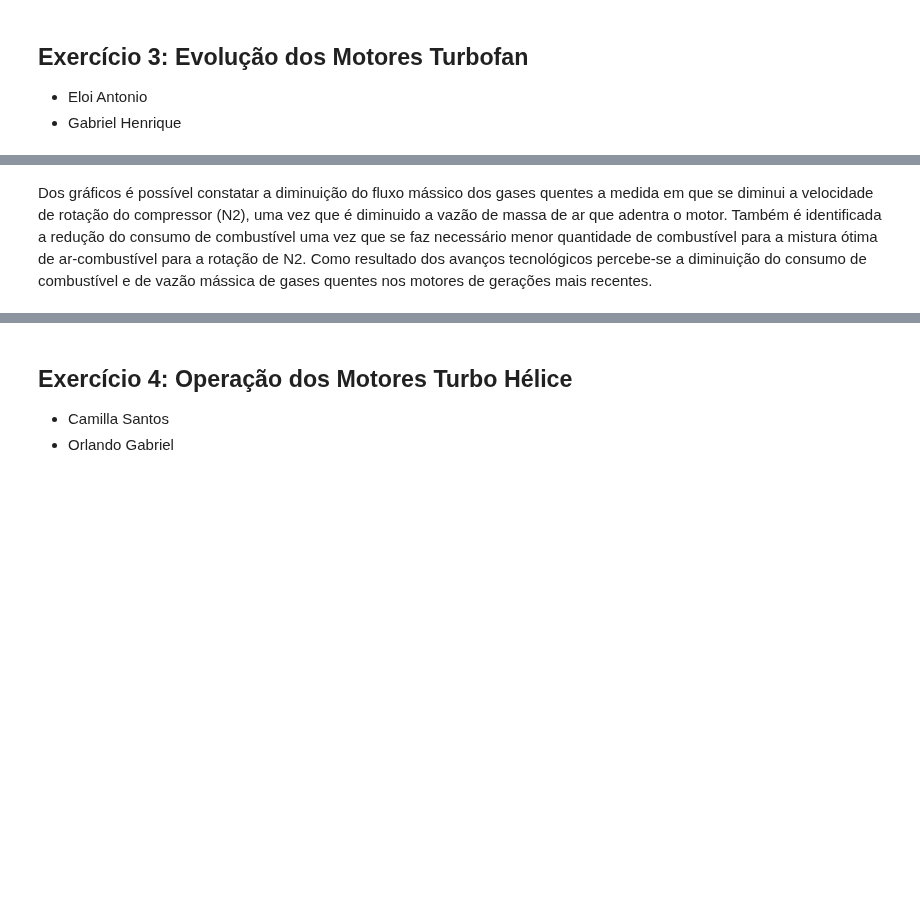
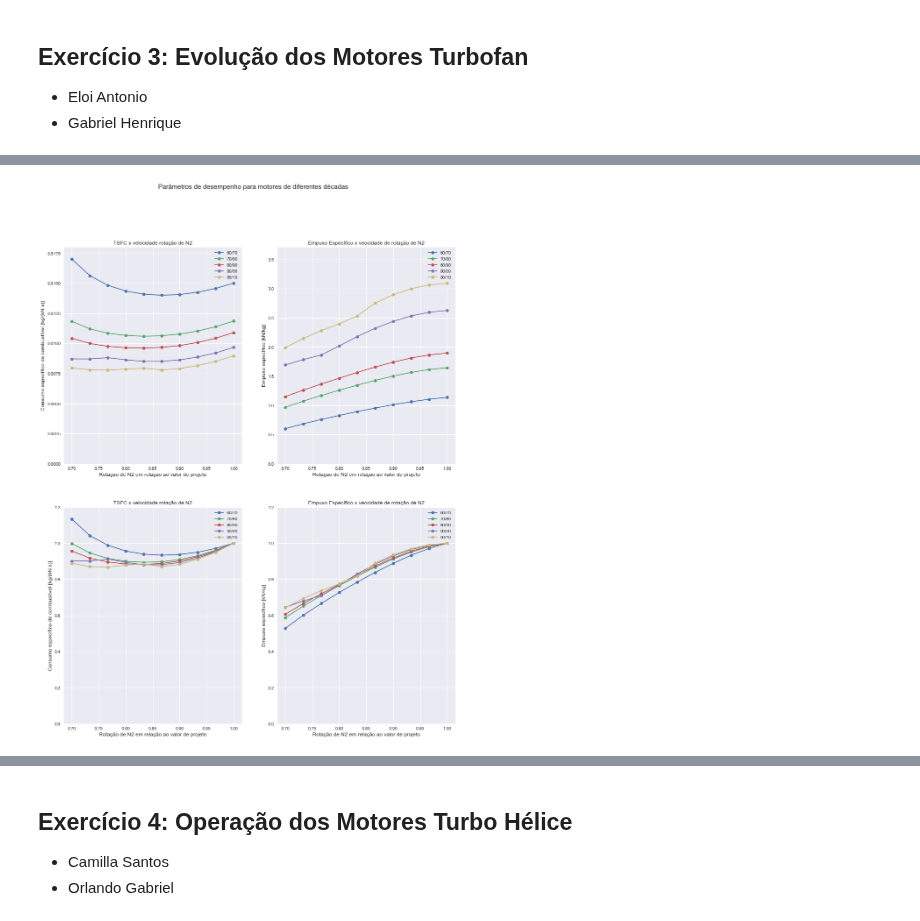
Before and after one commit to jonasdegrave/gas-turbine, a Jupyter notebook: gasTurbineReport.ipynb, the cells around one changed output, grey strips where cells are left out. Drawn from its saved outputs; the diff is of its cells as text; code cells hidden in the pictures; blank space fills up the shorter version.

```diff
--- a/gasTurbineReport.ipynb
+++ b/gasTurbineReport.ipynb
@@ -1406,11 +1465,9 @@ fig.savefig('images/questao3/itemB_1.jpg',
-# %% [markdown]
- Dos gráficos é possível constatar a diminuição do fluxo mássico dos gases quentes a medida em que se diminui a velocidade de rotação do compressor (N2), uma vez que é diminuido a vazão de massa de ar que adentra o motor. Também é identificada a redução do consumo de combustível uma vez que se faz necessário menor quantidade de combustível para a mistura ótima de ar-combustível para a rotação de N2. Como resultado dos avanços tecnológicos percebe-se a diminuição do consumo de combustível e de vazão mássica de gases quentes nos motores de gerações mais recentes.
 # %%
 cols = 2
 rows = 2
 fig, ax = plt.subplots(nrows=rows, ncols=cols, figsize=(16,20))
 
-fig.suptitle('Parâmetros de desempenho para motores de diferentes décadas',fontsize=fontsize_title, y=0.92)
+fig.suptitle('Parâmetros de desempenho para motores de diferentes décadas',fontsize=fontsize_title)
 # Definicão dos títulos e indices dos gráficos
 titulos=['TSFC x velocidade rotação de N2','Empuxo Específico x veocidade de rotação de N2','TSFC normalizado x velocidade de rotação de N2','Empuxo Específico normalizado x velocidade de rotação de N2']
 ylabels=['Consumo específico de combustível [kg/(kN s)]','Empuxo específico [kN/kg]','Consumo específico de combustível normalizado','Empuxo específico normalizado']
@@ -1422,6 +1479,7 @@ for j in range(0,cols):
     plt.sca(ax[i,j])
     ax[i,j].set_xlabel('Rotação de N2 em relação ao valor de projeto',fontsize=fontsize_label)
     ax[i,j].set_ylabel(ylabels[aux-2],fontsize=fontsize_label)
+    ax[i,j].set_ylim(0,1.2*max(performance_list[0][labels[0]].iloc[aux], performance_list[0][labels[4]].iloc[aux]))
     for k in range(0,5):
         plt.plot(np.linspace(1.0,0.7,10),
         [performance_list[0][labels[k]].iloc[aux],
@@ -1429,34 +1487,42 @@ for j in range(0,cols):
         performance_list[2][labels[k]].iloc[aux],
         performance_list[3][labels[k]].iloc[aux],
         performance_list[4][labels[k]].iloc[aux],
         performance_list[5][labels[k]].iloc[aux],
         performance_list[6][labels[k]].iloc[aux],
         performance_list[7][labels[k]].iloc[aux],
         performance_list[8][labels[k]].iloc[aux],
         performance_list[9][labels[k]].iloc[aux]],label= labels[k], marker='o')
     plt.title(titulos[aux-2])
     plt.legend()
     aux += 1
 i = 1
 aux = 2
 for j in range(0,cols):
     plt.sca(ax[i,j])
     ax[i,j].set_xlabel('Rotação de N2 em relação ao valor de projeto',fontsize=fontsize_label)
-    ax[i,j].set_ylabel(ylabels[aux],fontsize=fontsize_label)
-    ax[i,j].set_xlim(0,1)
-
+    ax[i,j].set_ylabel(ylabels[aux-2],fontsize=fontsize_label)
+    ax[i,j].set_ylim(0,1.2*performance_list[0][labels[0]].iloc[aux]/performance_list[0][labels[0]].iloc[aux])
     for k in range(0,5):
         plt.plot(np.linspace(1.0,0.7,10),
         [performance_list[0][labels[k]].iloc[aux]/performance_list[0][labels[k]].iloc[aux],
         performance_list[1][labels[k]].iloc[aux]/performance_list[0][labels[k]].iloc[aux],
         performance_list[2][labels[k]].iloc[aux]/performance_list[0][labels[k]].iloc[aux],
         performance_list[3][labels[k]].iloc[aux]/performance_list[0][labels[k]].iloc[aux],
         performance_list[4][labels[k]].iloc[aux]/performance_list[0][labels[k]].iloc[aux],
         performance_list[5][labels[k]].iloc[aux]/performance_list[0][labels[k]].iloc[aux],
         performance_list[6][labels[k]].iloc[aux]/performance_list[0][labels[k]].iloc[aux],
         performance_list[7][labels[k]].iloc[aux]/performance_list[0][labels[k]].iloc[aux],
         performance_list[8][labels[k]].iloc[aux]/performance_list[0][labels[k]].iloc[aux],
         performance_list[9][labels[k]].iloc[aux]/performance_list[0][labels[k]].iloc[aux]],label= labels[k], marker='o')
-    plt.title(titulos[aux])
+    plt.title(titulos[aux-2])
+
     plt.legend()
     aux += 1
+
+# save the plot as a file
+fig.savefig('images/questao3/itemB_2.jpg',
+            format='jpeg',
+            dpi=100,
+            bbox_inches='tight')
+# %% [output]
+[figure, added]
```
Also changed, not shown: parts of 44 cells of this notebook, 5 other files.
